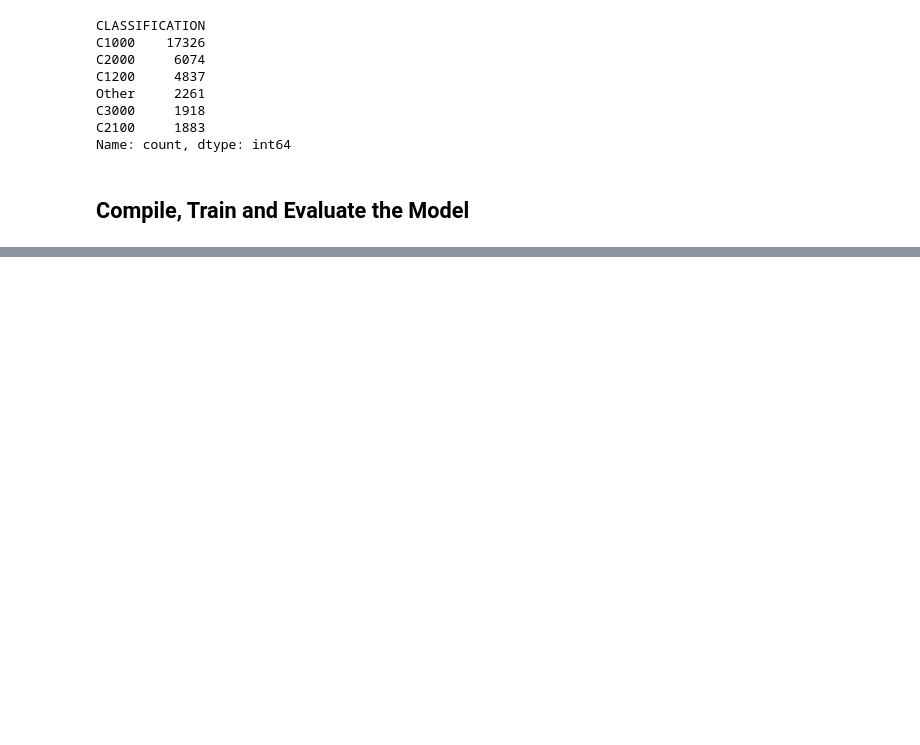
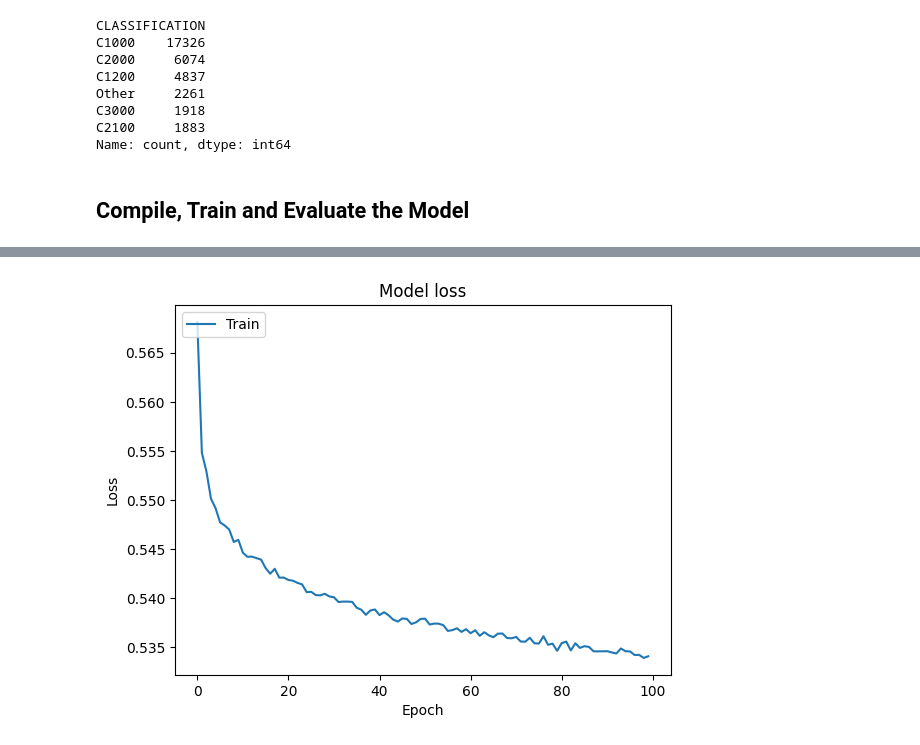
Before and after one commit to roxanadrv/deep-learning-challenge, a Jupyter notebook: AlphabetSoupCharity.ipynb, the cells around one changed output, grey strips where cells are left out. Cells and saved outputs as stored; diff of their text form; code cells hidden in the pictures; blank space fills up the shorter version.

```diff
--- a/AlphabetSoupCharity.ipynb
+++ b/AlphabetSoupCharity.ipynb
@@ -235,0 +263,14 @@ files.download('AlphabetSoupCharity.h5')
+# %%
+
+# Plot training & validation loss values
+plt.plot(fit_model.history['loss'])
+if 'val_loss' in fit_model.history:
+    plt.plot(fit_model.history['val_loss'])
+plt.title('Model loss')
+plt.ylabel('Loss')
+plt.xlabel('Epoch')
+plt.legend(['Train', 'Test'], loc='upper left')
+plt.savefig('model_loss.png')
+files.download('model_loss.png')
+plt.show()
+# %% [output]
@@ -235,0 +279 @@ files.download('AlphabetSoupCharity.h5')
+[figure, added]
```
Also changed, not shown: parts of 8 cells of this notebook, 4 other files.
